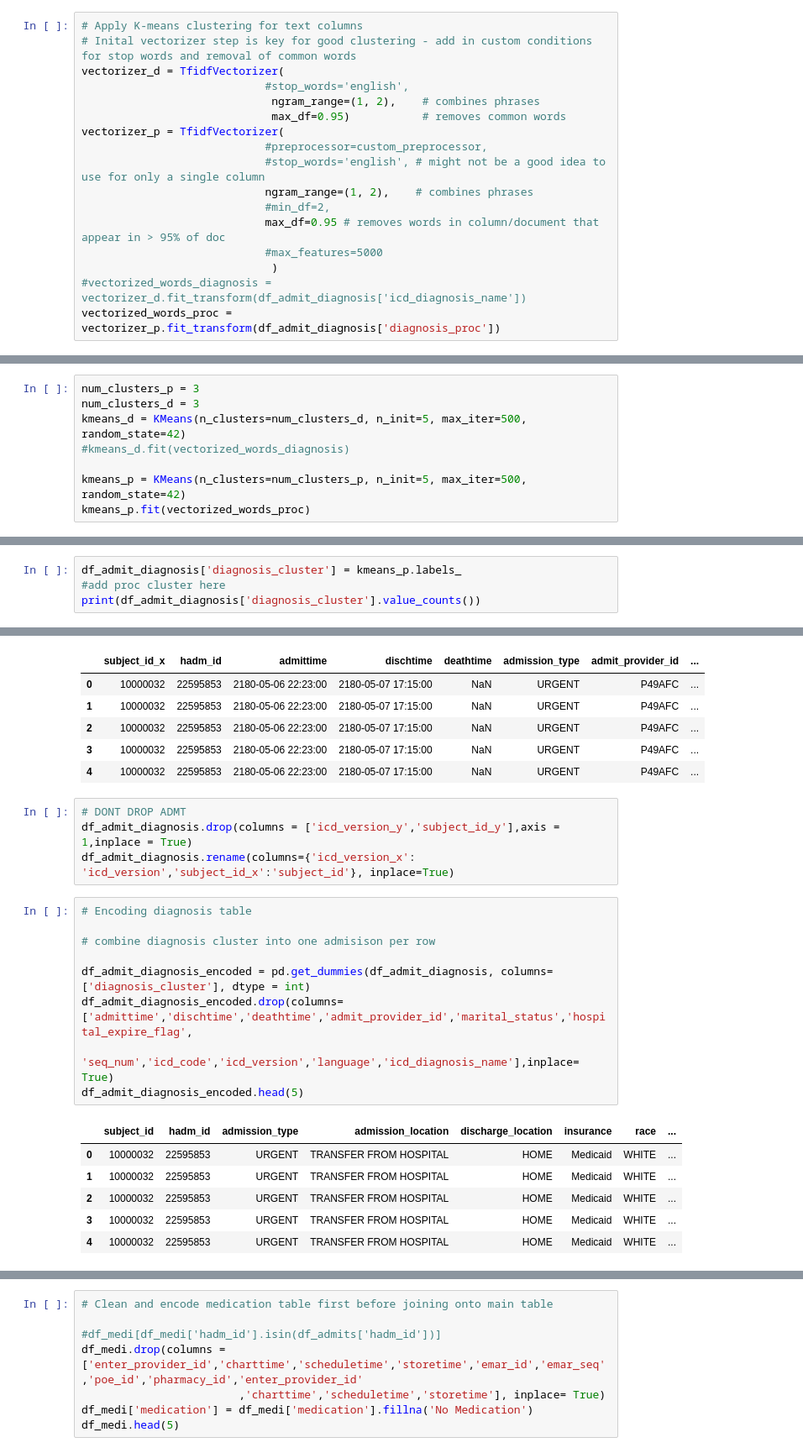
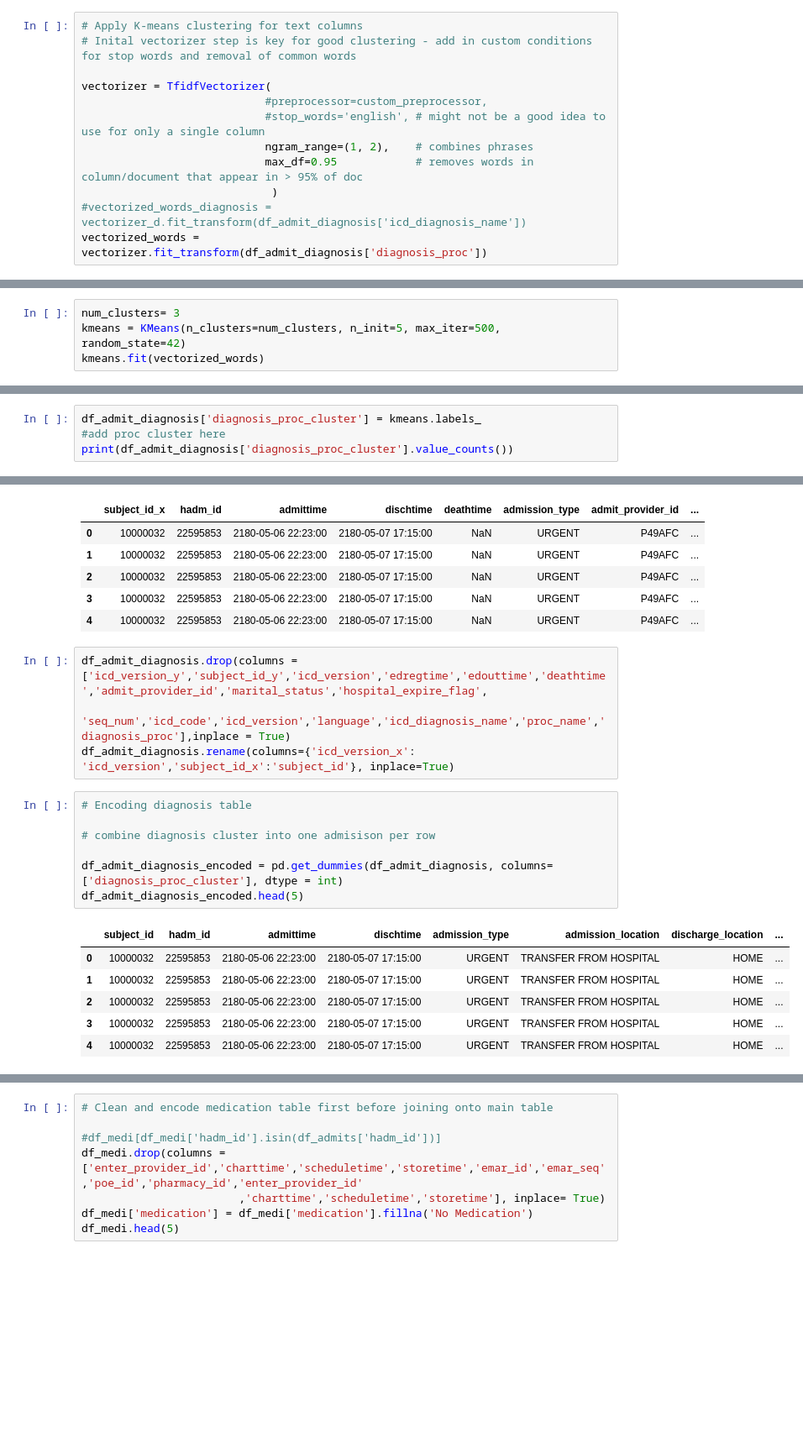
Before and after one commit to saaqib-m/patient-readmission, a Jupyter notebook: Patient-Readmission-LR-Notebook.ipynb, the cells around one changed output, grey strips where cells are left out. Shown at 84% size. Drawn from its saved outputs; the diff is of its cells as text; blank space fills up the shorter version.

```diff
--- a/Patient-Readmission-LR-Notebook.ipynb
+++ b/Patient-Readmission-LR-Notebook.ipynb
@@ -147,20 +137,15 @@ def custom_preprocessor(text):
 # %%
 # Apply K-means clustering for text columns
 # Inital vectorizer step is key for good clustering - add in custom conditions for stop words and removal of common words
-vectorizer_d = TfidfVectorizer(
-                            #stop_words='english',
-                             ngram_range=(1, 2),    # combines phrases
-                             max_df=0.95)           # removes common words
-vectorizer_p = TfidfVectorizer(
+
+vectorizer = TfidfVectorizer(
                             #preprocessor=custom_preprocessor,
                             #stop_words='english', # might not be a good idea to use for only a single column
                             ngram_range=(1, 2),    # combines phrases
-                            #min_df=2,
-                            max_df=0.95 # removes words in column/document that appear in > 95% of doc
-                            #max_features=5000
+                            max_df=0.95            # removes words in column/document that appear in > 95% of doc
                              )
 #vectorized_words_diagnosis = vectorizer_d.fit_transform(df_admit_diagnosis['icd_diagnosis_name'])
-vectorized_words_proc = vectorizer_p.fit_transform(df_admit_diagnosis['diagnosis_proc'])
+vectorized_words = vectorizer.fit_transform(df_admit_diagnosis['diagnosis_proc'])
 # %%
 svd = TruncatedSVD(n_components=2, random_state=42)
 #reduced_data_diagnosis = svd.fit_transform(vectorized_words_diagnosis)
@@ -202,12 +169,8 @@ plt.show()
 # %% [output]
 [figure]
 # %%
-num_clusters_p = 3
-num_clusters_d = 3
-kmeans_d = KMeans(n_clusters=num_clusters_d, n_init=5, max_iter=500, random_state=42)
-#kmeans_d.fit(vectorized_words_diagnosis)
-
-kmeans_p = KMeans(n_clusters=num_clusters_p, n_init=5, max_iter=500, random_state=42)
-kmeans_p.fit(vectorized_words_proc)
+num_clusters= 3
+kmeans = KMeans(n_clusters=num_clusters, n_init=5, max_iter=500, random_state=42)
+kmeans.fit(vectorized_words)
 # %% [output]
 KMeans(max_iter=500, n_clusters=3, n_init=5, random_state=42)
@@ -238,7 +188,7 @@ plt.show()
 # %% [output]
 [figure]
 # %%
-df_admit_diagnosis['diagnosis_cluster'] = kmeans_p.labels_
+df_admit_diagnosis['diagnosis_proc_cluster'] = kmeans.labels_
 #add proc cluster here
-print(df_admit_diagnosis['diagnosis_cluster'].value_counts())
+print(df_admit_diagnosis['diagnosis_proc_cluster'].value_counts())
 # %% [output]
@@ -257,25 +207,23 @@ df_admit_diagnosis.head()
 | 3 | 10000032 | 22595853 | 2180-05-06 22:23:00 | 2180-05-07 17:15:00 | NaN | URGENT | P49AFC | ... |
 | 4 | 10000032 | 22595853 | 2180-05-06 22:23:00 | 2180-05-07 17:15:00 | NaN | URGENT | P49AFC | ... |
 # %%
-# DONT DROP ADMT
-df_admit_diagnosis.drop(columns = ['icd_version_y','subject_id_y'],axis = 1,inplace = True)
+df_admit_diagnosis.drop(columns = ['icd_version_y','subject_id_y','icd_version','edregtime','edouttime','deathtime','admit_provider_id','marital_status','hospital_expire_flag',
+                                          'seq_num','icd_code','icd_version','language','icd_diagnosis_name','proc_name','diagnosis_proc'],inplace = True)
 df_admit_diagnosis.rename(columns={'icd_version_x': 'icd_version','subject_id_x':'subject_id'}, inplace=True)
 # %%
 # Encoding diagnosis table
 
 # combine diagnosis cluster into one admisison per row
 
-df_admit_diagnosis_encoded = pd.get_dummies(df_admit_diagnosis, columns=['diagnosis_cluster'], dtype = int)
-df_admit_diagnosis_encoded.drop(columns= ['admittime','dischtime','deathtime','admit_provider_id','marital_status','hospital_expire_flag',
-                                          'seq_num','icd_code','icd_version','language','icd_diagnosis_name'],inplace= True)
+df_admit_diagnosis_encoded = pd.get_dummies(df_admit_diagnosis, columns=['diagnosis_proc_cluster'], dtype = int)
 df_admit_diagnosis_encoded.head(5)
 # %% [output]
-|  | subject_id | hadm_id | admission_type | admission_location | discharge_location | insurance | race | ... |
-| 0 | 10000032 | 22595853 | URGENT | TRANSFER FROM HOSPITAL | HOME | Medicaid | WHITE | ... |
-| 1 | 10000032 | 22595853 | URGENT | TRANSFER FROM HOSPITAL | HOME | Medicaid | WHITE | ... |
-| 2 | 10000032 | 22595853 | URGENT | TRANSFER FROM HOSPITAL | HOME | Medicaid | WHITE | ... |
-| 3 | 10000032 | 22595853 | URGENT | TRANSFER FROM HOSPITAL | HOME | Medicaid | WHITE | ... |
-| 4 | 10000032 | 22595853 | URGENT | TRANSFER FROM HOSPITAL | HOME | Medicaid | WHITE | ... |
+|  | subject_id | hadm_id | admittime | dischtime | admission_type | admission_location | discharge_location | ... |
+| 0 | 10000032 | 22595853 | 2180-05-06 22:23:00 | 2180-05-07 17:15:00 | URGENT | TRANSFER FROM HOSPITAL | HOME | ... |
+| 1 | 10000032 | 22595853 | 2180-05-06 22:23:00 | 2180-05-07 17:15:00 | URGENT | TRANSFER FROM HOSPITAL | HOME | ... |
+| 2 | 10000032 | 22595853 | 2180-05-06 22:23:00 | 2180-05-07 17:15:00 | URGENT | TRANSFER FROM HOSPITAL | HOME | ... |
+| 3 | 10000032 | 22595853 | 2180-05-06 22:23:00 | 2180-05-07 17:15:00 | URGENT | TRANSFER FROM HOSPITAL | HOME | ... |
+| 4 | 10000032 | 22595853 | 2180-05-06 22:23:00 | 2180-05-07 17:15:00 | URGENT | TRANSFER FROM HOSPITAL | HOME | ... |
 # %%
 df_admit_diagnosis_encoded = df_admit_diagnosis_encoded.groupby(['hadm_id', 'subject_id']).agg({
      'admission_type':'first',
```
Also changed, not shown: parts of 28 cells of this notebook.
